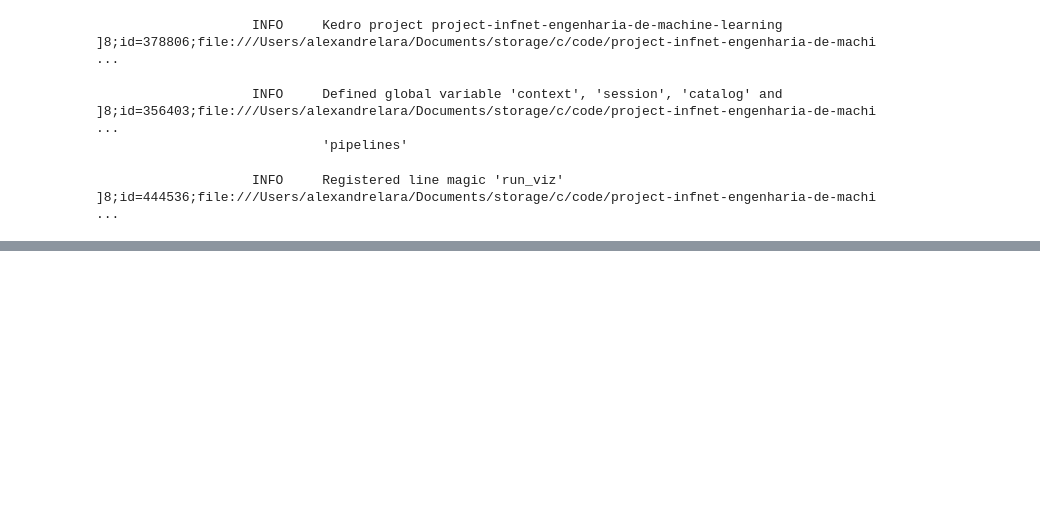
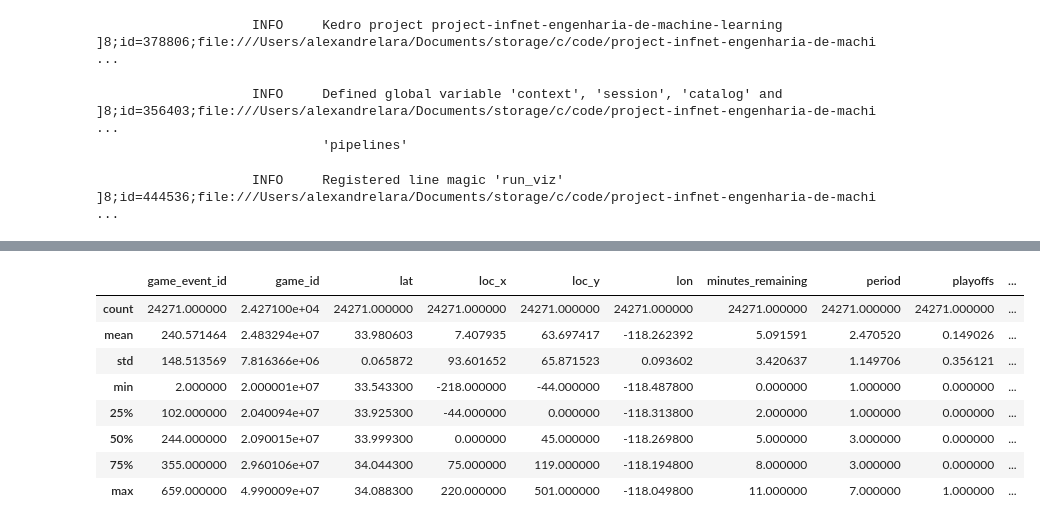
Before and after one commit to thealexandrelara/project-infnet-engenharia-de-machine-learning, a Jupyter notebook: notebooks/data_exploration.ipynb, the cells around one changed output, grey strips where cells are left out. Drawn from its saved outputs; the diff is of its cells as text; code cells hidden in the pictures; blank space fills up the shorter version.

```diff
--- a/notebooks/data_exploration.ipynb
+++ b/notebooks/data_exploration.ipynb
@@ -37,5 +37,3 @@
                     INFO     Defined global variable 'context', 'session', 'catalog' and            ]8;id=356403;file:///Users/alexandrelara/Documents/storage/c/code/project-infnet-engenharia-de-machi ...
                              'pipelines'
                     INFO     Registered line magic 'run_viz'                                        ]8;id=444536;file:///Users/alexandrelara/Documents/storage/c/code/project-infnet-engenharia-de-machi ...
-# %%
-catalog.load('dataset_kobe_dev')
@@ -60,0 +40,3 @@ install fastparquet.
+# %%
+kobe_shots = catalog.load('dataset_kobe_dev')
+kobe_shots.head()
@@ -60,0 +74,3 @@ install fastparquet.
+# %%
+kobe_shots.describe()
+# %% [output]
@@ -60,0 +78,9 @@ install fastparquet.
+|  | game_event_id | game_id | lat | loc_x | loc_y | lon | minutes_remaining | period | playoffs | ... |
+| count | 24271.000000 | 2.427100e+04 | 24271.000000 | 24271.000000 | 24271.000000 | 24271.000000 | 24271.000000 | 24271.000000 | 24271.000000 | ... |
+| mean | 240.571464 | 2.483294e+07 | 33.980603 | 7.407935 | 63.697417 | -118.262392 | 5.091591 | 2.470520 | 0.149026 | ... |
+| std | 148.513569 | 7.816366e+06 | 0.065872 | 93.601652 | 65.871523 | 0.093602 | 3.420637 | 1.149706 | 0.356121 | ... |
+| min | 2.000000 | 2.000001e+07 | 33.543300 | -218.000000 | -44.000000 | -118.487800 | 0.000000 | 1.000000 | 0.000000 | ... |
+| 25% | 102.000000 | 2.040094e+07 | 33.925300 | -44.000000 | 0.000000 | -118.313800 | 2.000000 | 1.000000 | 0.000000 | ... |
+| 50% | 244.000000 | 2.090015e+07 | 33.999300 | 0.000000 | 45.000000 | -118.269800 | 5.000000 | 3.000000 | 0.000000 | ... |
+| 75% | 355.000000 | 2.960106e+07 | 34.044300 | 75.000000 | 119.000000 | -118.194800 | 8.000000 | 3.000000 | 0.000000 | ... |
+| max | 659.000000 | 4.990009e+07 | 34.088300 | 220.000000 | 501.000000 | -118.049800 | 11.000000 | 7.000000 | 1.000000 | ... |
```
Also changed, not shown: parts of 9 cells of this notebook, 7 other files.
